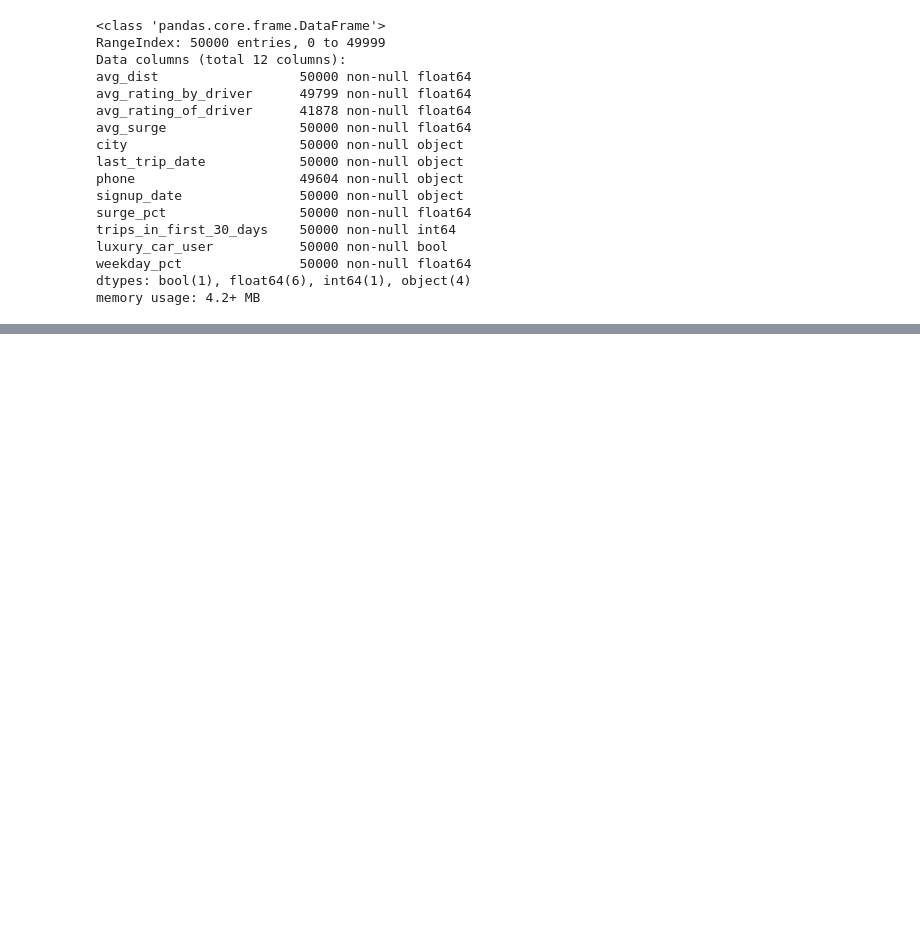
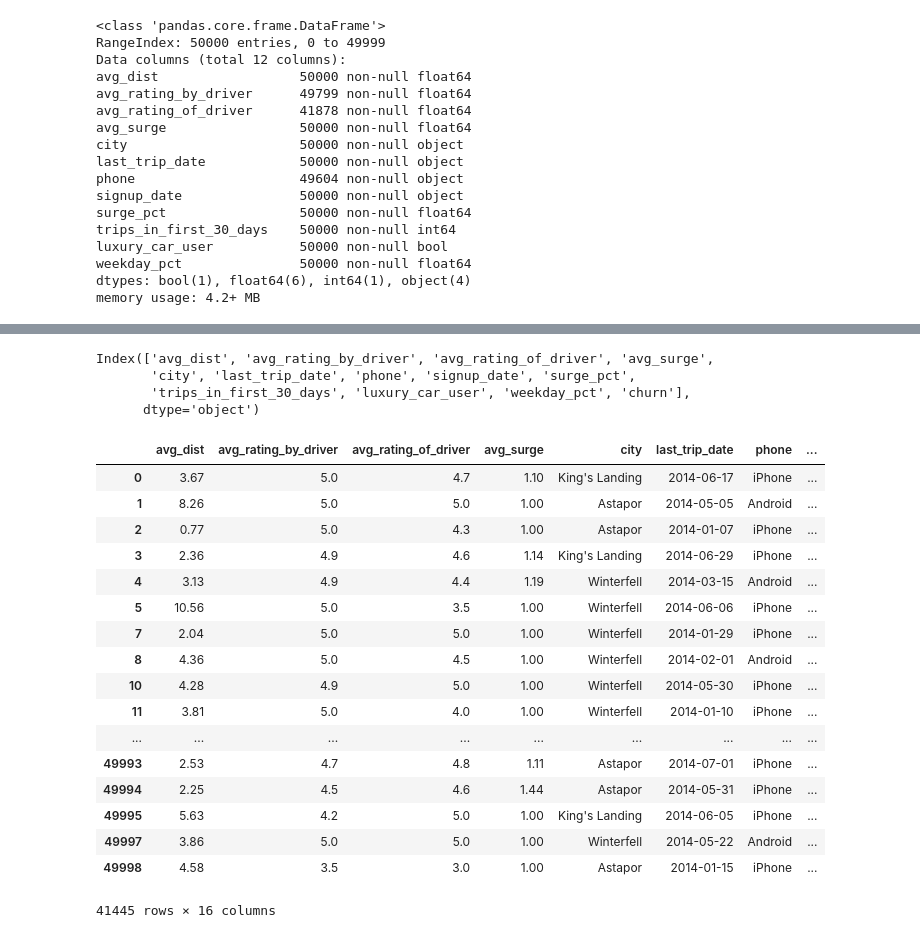
Before and after one commit to JuliaSokolova/churn-prediction, a Jupyter notebook: JacobEDAscratchpad.ipynb, the cells around one changed output, grey strips where cells are left out. Drawn from its saved outputs; the diff is of its cells as text; code cells hidden in the pictures; blank space fills up the shorter version.

```diff
--- a/JacobEDAscratchpad.ipynb
+++ b/JacobEDAscratchpad.ipynb
@@ -83,0 +309,36 @@ array([0])
+# %%
+citydum = pd.get_dummies(rideguys['city'], drop_first=True)
+# %%
+rideguys.columns
+# %% [output]
+Index(['avg_dist', 'avg_rating_by_driver', 'avg_rating_of_driver', 'avg_surge',
+       'city', 'last_trip_date', 'phone', 'signup_date', 'surge_pct',
+       'trips_in_first_30_days', 'luxury_car_user', 'weekday_pct', 'churn'],
+      dtype='object')
+# %%
+phonedum = pd.get_dummies(rideguys['phone'], drop_first=True)
+# %%
+ridecity = pd.concat([rideguys, citydum], axis=1, sort=False)
+# %%
+ridecityphone = pd.concat([ridecity, phonedum], axis=1, sort=False)
+# %%
+ridecityphone
+# %% [output]
+|  | avg_dist | avg_rating_by_driver | avg_rating_of_driver | avg_surge | city | last_trip_date | phone | ... |
+| 0 | 3.67 | 5.0 | 4.7 | 1.10 | King's Landing | 2014-06-17 | iPhone | ... |
+| 1 | 8.26 | 5.0 | 5.0 | 1.00 | Astapor | 2014-05-05 | Android | ... |
+| 2 | 0.77 | 5.0 | 4.3 | 1.00 | Astapor | 2014-01-07 | iPhone | ... |
+| 3 | 2.36 | 4.9 | 4.6 | 1.14 | King's Landing | 2014-06-29 | iPhone | ... |
+| 4 | 3.13 | 4.9 | 4.4 | 1.19 | Winterfell | 2014-03-15 | Android | ... |
+| 5 | 10.56 | 5.0 | 3.5 | 1.00 | Winterfell | 2014-06-06 | iPhone | ... |
+| 7 | 2.04 | 5.0 | 5.0 | 1.00 | Winterfell | 2014-01-29 | iPhone | ... |
+| 8 | 4.36 | 5.0 | 4.5 | 1.00 | Winterfell | 2014-02-01 | Android | ... |
+| 10 | 4.28 | 4.9 | 5.0 | 1.00 | Winterfell | 2014-05-30 | iPhone | ... |
+| 11 | 3.81 | 5.0 | 4.0 | 1.00 | Winterfell | 2014-01-10 | iPhone | ... |
+| ... | ... | ... | ... | ... | ... | ... | ... | ... |
+| 49993 | 2.53 | 4.7 | 4.8 | 1.11 | Astapor | 2014-07-01 | iPhone | ... |
+| 49994 | 2.25 | 4.5 | 4.6 | 1.44 | Astapor | 2014-05-31 | iPhone | ... |
+| 49995 | 5.63 | 4.2 | 5.0 | 1.00 | King's Landing | 2014-06-05 | iPhone | ... |
+| 49997 | 3.86 | 5.0 | 5.0 | 1.00 | Winterfell | 2014-05-22 | Android | ... |
+| 49998 | 4.58 | 3.5 | 3.0 | 1.00 | Astapor | 2014-01-15 | iPhone | ... |
+41445 rows × 16 columns
```
Also changed, not shown: parts of 22 cells of this notebook, 1 other file.
